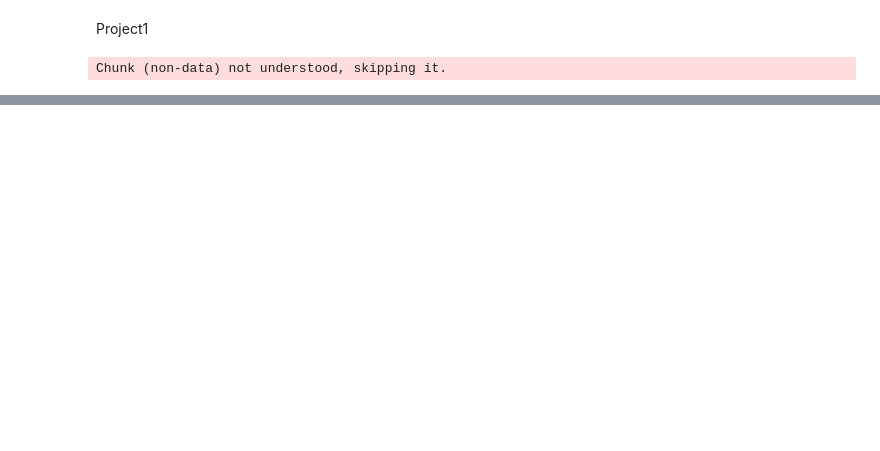
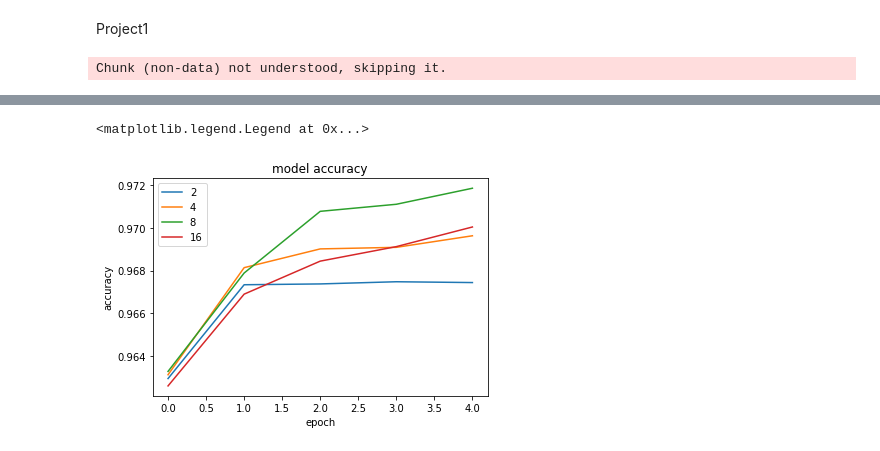
Before and after one commit to Fede5991/HumanDataAnalytics, a Jupyter notebook: Project1.ipynb, the cells around one changed output, grey strips where cells are left out. Saved outputs shown, nothing was run; the diff lists cells and outputs as text; code cells hidden in the pictures; blank space fills up the shorter version.

```diff
--- a/Project1.ipynb
+++ b/Project1.ipynb
@@ -136,0 +149,6 @@ plt.show()
+# %%
+training_set = np.zeros((samples,40,98))
+labels_set = np.zeros((samples,classes))
+for i in tqdm(range(len(dataset))):
+    training_set[i]=dataset[i].T
+    labels_set[i,output[i]]=1
@@ -136,0 +165,23 @@ plt.show()
+# %%
+training_set = training_set.reshape((-1,40,98,1))
+training_loss = []
+j = 4
+for i in tqdm(range(j)):
+    classifier = Sequential()
+    classifier.add(Convolution2D(2**(i+1),(40,4),input_shape=(40,98,1),activation='relu'))
+    classifier.add(Flatten())
+    classifier.add(Dense(classes,activation='softmax'))
+    classifier.compile(optimizer='adam',loss='binary_crossentropy',metrics=['accuracy'])
+    history=classifier.fit(training_set,labels_set,epochs=5,batch_size=50,verbose=0)
+    training_loss.append(history.history['acc'])
+# %%
+plt.figure()
+for i in range(j):
+    plt.plot(training_loss[i])
+plt.title('model accuracy')
+plt.ylabel('accuracy')
+plt.xlabel('epoch')
+plt.legend(['2','4','8','16'], loc='upper left')
+# %% [output]
+<matplotlib.legend.Legend at 0x...>
+[figure, added]
```
Also changed, not shown: parts of 4 cells of this notebook.
